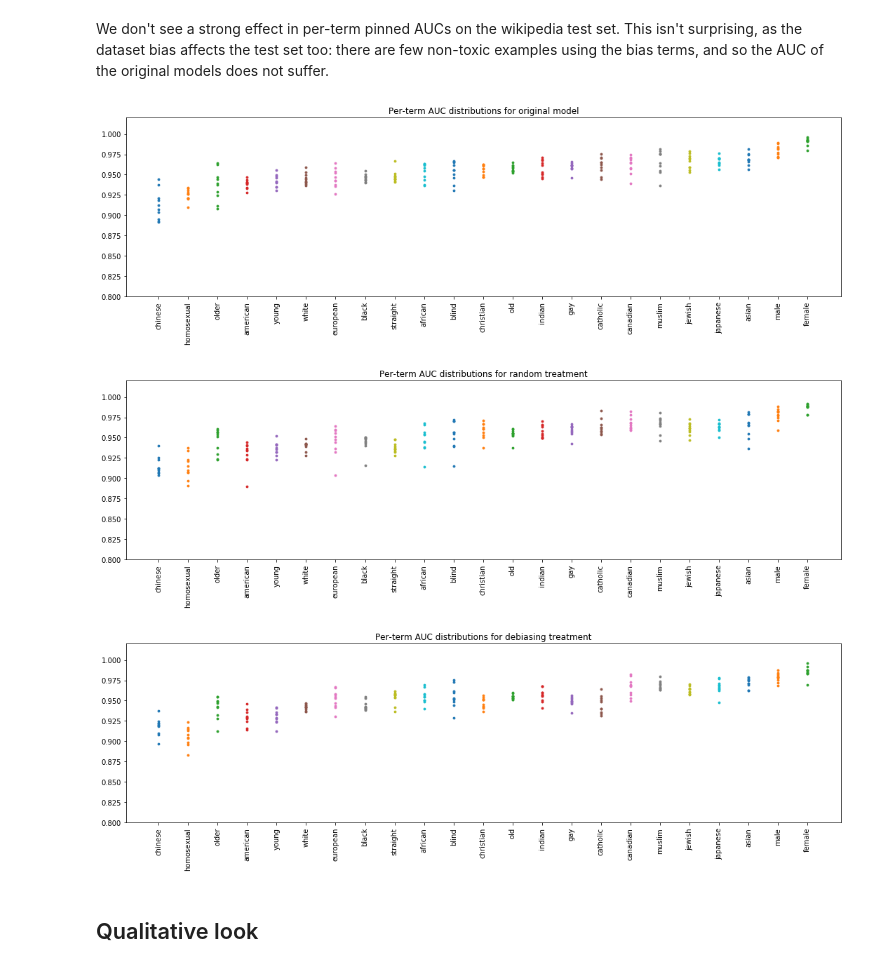
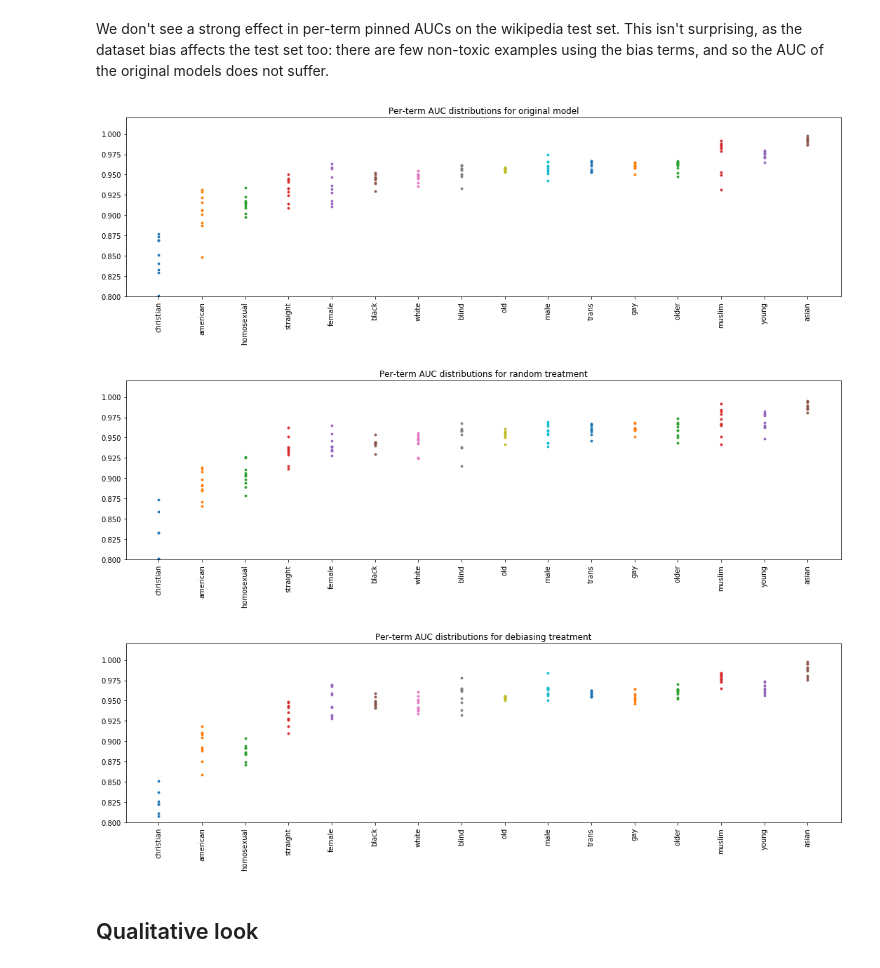
Before and after one commit to conversationai/unintended-ml-bias-analysis, a Jupyter notebook: src/Model bias analysis.ipynb, the cells around one changed output. Saved outputs shown, nothing was run; the diff lists cells and outputs as text; code cells hidden in the pictures.

Commit message:
Refactor model_bias_analysis data frame format to have one column per subgroup (instead of relying on checking for the term in the text directly).

```diff
--- a/src/Model bias analysis.ipynb
+++ b/src/Model bias analysis.ipynb
@@ -181,4 +184,4 @@ madlibs_terms = model_bias_analysis.read_identity_terms('bias_madlibs_data/adjec
 # %%
 %%time
-_raw_term_madlibs_aucs = model_bias_analysis.per_term_aucs(madlibs, madlibs_terms, all_model_families_names, 'text', 'label')
+_raw_term_madlibs_aucs = model_bias_analysis.per_subgroup_aucs(madlibs, madlibs_terms, all_model_families_names, 'text', 'label')
 # %% [output]
@@ -222,6 +225,7 @@ per-term AUC histogram: mean AUCs across terms for: debias_mean
 for title, auc_collection_col in [('original model', 'orig_aucs'),
                                   ('random treatment', 'random_aucs'),
                                   ('debiasing treatment', 'debias_aucs')]:
-    model_bias_analysis.per_term_scatterplots(_term_madlibs_aucs, 'term', auc_collection_col,
-                                              title='Per-term AUC distributions for ' + title, file_name='madlibs')
+    model_bias_analysis.per_subgroup_scatterplots(
+        _term_madlibs_aucs, 'subgroup', auc_collection_col, title='Per-term AUC distributions for ' + title,
+        file_name='madlibs')
 # %% [output]
@@ -231,6 +235,8 @@ for title, auc_collection_col in [('original model', 'orig_aucs'),
 # %% [markdown]
 ### Per-term  AUCs on the wikipedia dataset
+# %%
+model_bias_analysis.add_subgroup_columns_from_text(wiki_test, 'text', madlibs_terms)
 # %%
 %%time
-_raw_term_wiki_aucs = model_bias_analysis.per_term_aucs(wiki_test, madlibs_terms, all_model_families_names, 'text', 'label')
+_raw_term_wiki_aucs = model_bias_analysis.per_subgroup_aucs(wiki_test, madlibs_terms, all_model_families_names, 'text', 'label')
 # %% [output]
@@ -243,17 +249,17 @@ We don't see a strong effect in per-term pinned AUCs on the wikipedia test set.
 # %%
 # AUC on tiny datasets is very noisy.
 _term_wiki_aucs_nottiny = _term_wiki_aucs[_term_wiki_aucs['subset_size'] > 50]
 
 for title, auc_collection_col in [('original model', 'orig_aucs'),
                                   ('random treatment', 'random_aucs'),
                                   ('debiasing treatment', 'debias_aucs')]:
-    model_bias_analysis.per_term_scatterplots(_term_wiki_aucs_nottiny, 'term', auc_collection_col,
+    model_bias_analysis.per_subgroup_scatterplots(_term_wiki_aucs_nottiny, 'subgroup', auc_collection_col,
                                               title='Per-term AUC distributions for ' + title, y_lim=(0.8, 1.02),
                                               file_name='wiki')
 # %% [output]
-[figure, old version]
+[figure, new version]
-[figure, old version]
+[figure, new version]
-[figure, old version]
+[figure, new version]
 # %% [markdown]
 ## Qualitative look
 # %%
```
Also changed, not shown: parts of 26 cells of this notebook, 1 other file.
